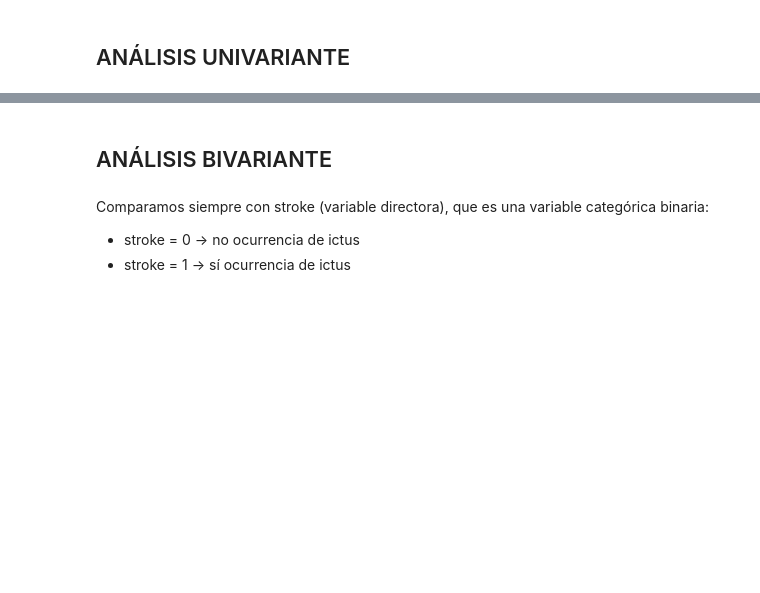
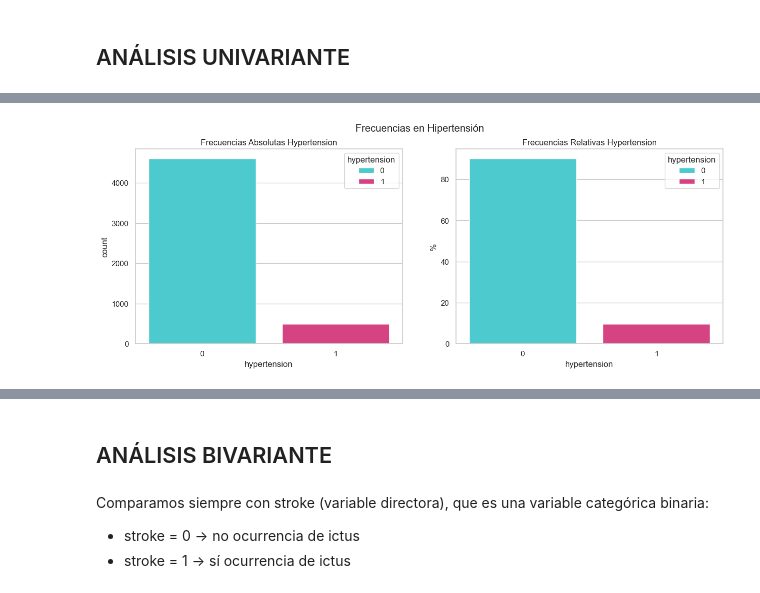
Before and after one commit to eleacos/EDA_Stroke_Prediction, a Jupyter notebook: src/notebooks/notebook-eda-inicial.ipynb, the cells around one changed output, grey strips where cells are left out. Drawn from its saved outputs; the diff is of its cells as text; code cells hidden in the pictures; blank space fills up the shorter version.

```diff
--- a/src/notebooks/notebook-eda-inicial.ipynb
+++ b/src/notebooks/notebook-eda-inicial.ipynb
@@ -328,0 +365,14 @@ df_stroke.head(10)
+# %%
+fig,axs = plt.subplots(nrows=1,ncols=2, figsize=(15,5))
+fig.suptitle("Frecuencias en Hipertensión");
+palette = ["#36DEE4", "#EF2A7F"]
+sns.countplot(x="hypertension", data = df_stroke, ax = axs[0], hue = "hypertension", legend = True, palette= palette)
+axs[0].set_title("Frecuencias Absolutas Hypertension")
+
+valores = df_stroke.hypertension.value_counts(normalize = True) * 100
+sns.barplot(x = valores.index, y = valores.values, hue = valores.index, ax = axs[1], palette=palette)
+axs[1].set_title("Frecuencias Relativas Hypertension")
+axs[1].set_ylabel("%")
+plt.show()
+# %% [output]
+[figure, added]
```
Also changed, not shown: parts of 19 cells of this notebook.
